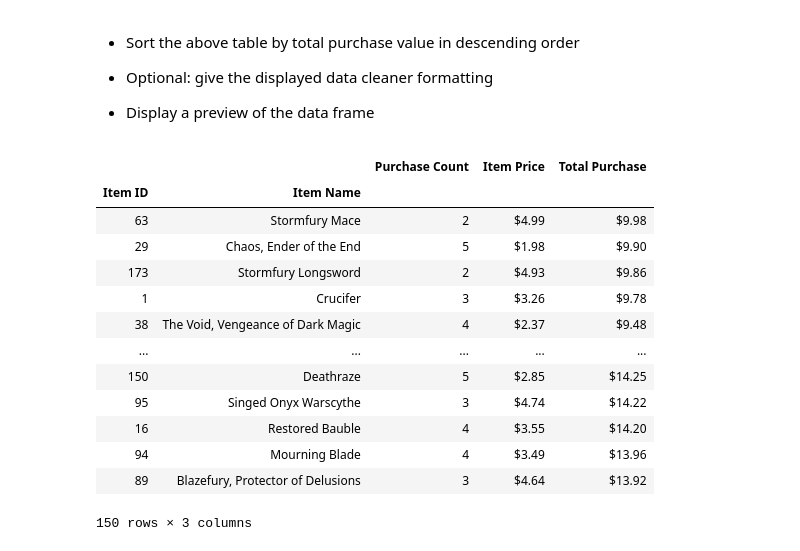
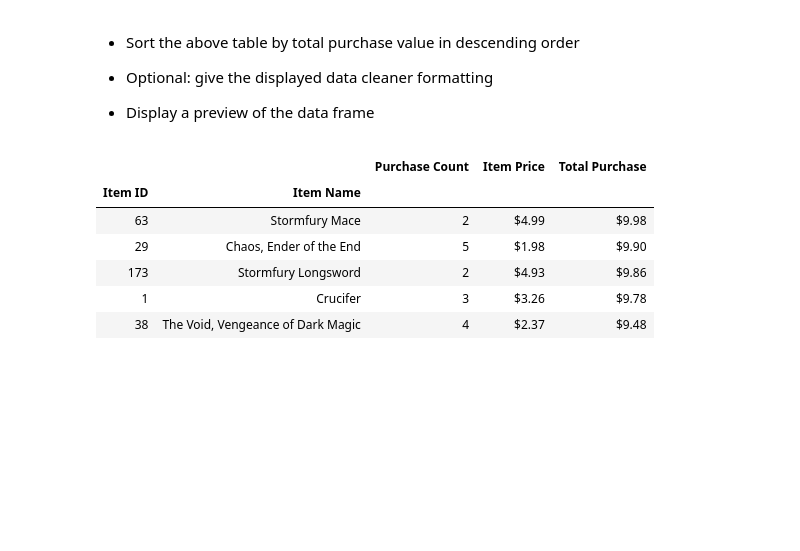
Before and after one commit to narayanan-nithya/HeroesOfPyMoli, a Jupyter notebook: PyMoli_Completed.ipynb, the cells around one changed output. Saved outputs shown, nothing was run; the diff lists cells and outputs as text; code cells hidden in the pictures; blank space fills up the shorter version.

```diff
--- a/PyMoli_Completed.ipynb
+++ b/PyMoli_Completed.ipynb
@@ -314,25 +313,26 @@ sorted_top_spender.head(150)
 
 * Display a preview of the summary data frame
 # %%
-popular_item = purchase_data[["Item ID", "Item Name","Price"]]
+popular_item = purchase_data.loc[:,["Item ID", "Item Name","Price"]]
 
-grouped_popular_item = purchase_data.groupby(["Item ID", "Item Name"])
+grouped_popular_item = popular_item.groupby(["Item ID", "Item Name"])
 
-
-
-item_price_count = purchase_data.groupby(["Item ID", "Item Name"]).count()["Price"]
+item_price_count = popular_item.groupby(["Item ID", "Item Name"]).count()["Price"]
 
 popular_item_summary =pd.DataFrame(item_price_count)
 
-popular_item_summary["Item Price"] = purchase_data.groupby(["Item ID", "Item Name"]).max()["Price"]
-popular_item_summary["Total Purchase"] = purchase_data.groupby(["Item ID", "Item Name"]).sum()["Price"]
+popular_item_summary["Item Price"] = popular_item.groupby(["Item ID", "Item Name"]).max()["Price"]
+popular_item_summary["Total Purchase"] = popular_item.groupby(["Item ID", "Item Name"]).sum()["Price"]
 
 popular_item_summary = popular_item_summary.rename(columns={"Price":"Purchase Count"})
 
 
 popular_item_summary["Total Purchase"] = popular_item_summary["Total Purchase"].map("${:,.2f}".format)
 popular_item_summary["Item Price"] = popular_item_summary["Item Price"].map("${:,.2f}".format)
-popular_item_summary.head(150)
+
+most_popular = popular_item_summary.sort_values("Purchase Count", ascending=False)
+
+most_popular.head()
 # %% [output]
 |  |  | Purchase Count | Item Price | Total Purchase |
 | Item ID | Item Name |  |  |  |
@@ -359,21 +352,14 @@ popular_item_summary.head(150)
 
 * Display a preview of the data frame
 # %%
-profitable_item = popular_item_summary.sort_values("Total Purchase",ascending= False)
+most_profitable = most_popular.sort_values("Total Purchase", ascending=False)
 
-profitable_item.head(150)
+most_profitable.head()
 # %% [output]
 |  |  | Purchase Count | Item Price | Total Purchase |
 | Item ID | Item Name |  |  |  |
 | 63 | Stormfury Mace | 2 | $4.99 | $9.98 |
 | 29 | Chaos, Ender of the End | 5 | $1.98 | $9.90 |
 | 173 | Stormfury Longsword | 2 | $4.93 | $9.86 |
 | 1 | Crucifer | 3 | $3.26 | $9.78 |
 | 38 | The Void, Vengeance of Dark Magic | 4 | $2.37 | $9.48 |
-| ... | ... | ... | ... | ... |
-| 150 | Deathraze | 5 | $2.85 | $14.25 |
-| 95 | Singed Onyx Warscythe | 3 | $4.74 | $14.22 |
-| 16 | Restored Bauble | 4 | $3.55 | $14.20 |
-| 94 | Mourning Blade | 4 | $3.49 | $13.96 |
-| 89 | Blazefury, Protector of Delusions | 3 | $4.64 | $13.92 |
-150 rows × 3 columns
```
Also changed, not shown: parts of 2 cells of this notebook.
